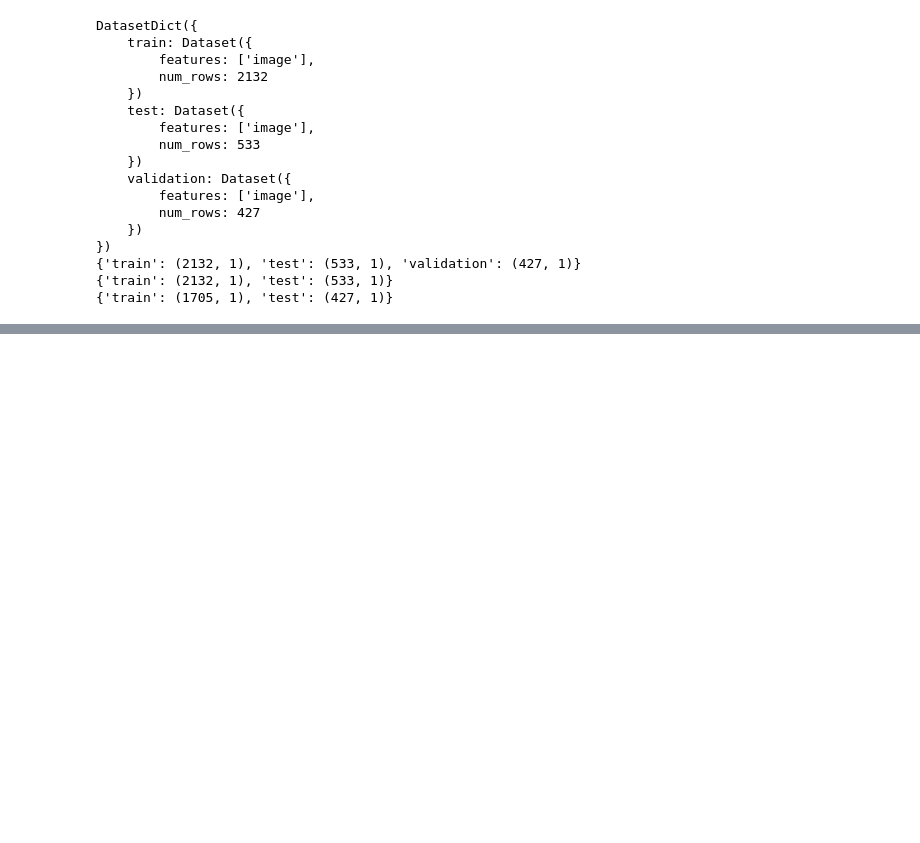
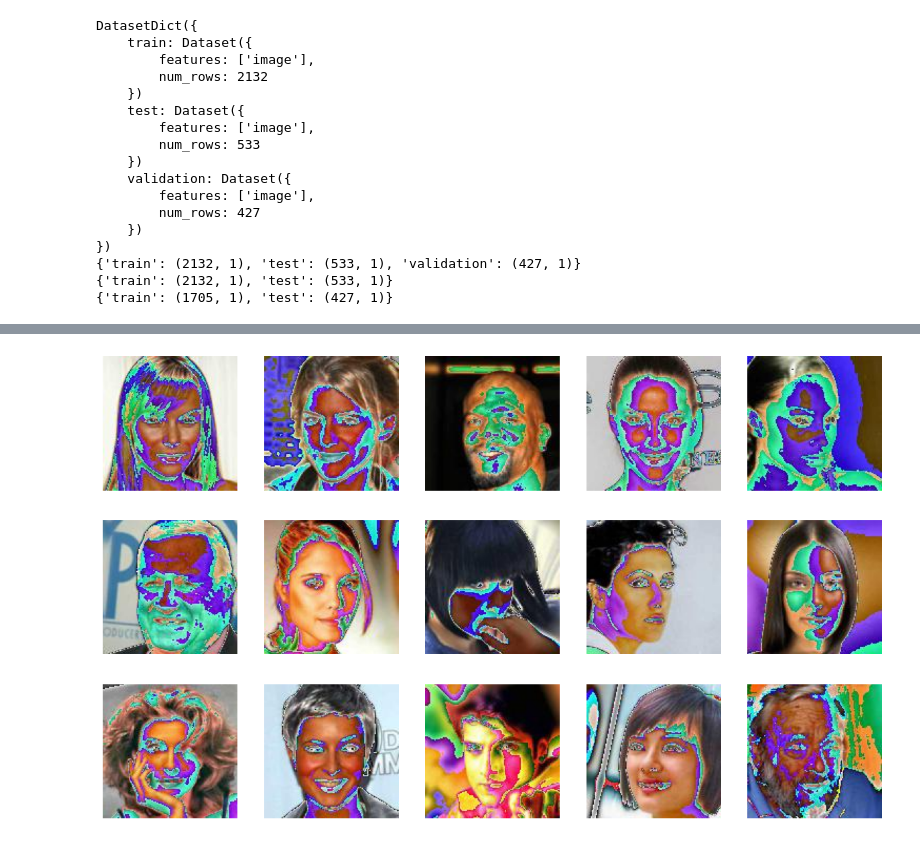
Before and after one commit to OmarFaig/VAE_vs_GAN, a Jupyter notebook: main.ipynb, the cells around one changed output, grey strips where cells are left out. Saved outputs shown, nothing was run; the diff lists cells and outputs as text; code cells hidden in the pictures; blank space fills up the shorter version.

```diff
--- a/main.ipynb
+++ b/main.ipynb
@@ -81,0 +59,15 @@ plot_random_images(ds['train'], num_images=15, rows=3, cols=5)
+# %%
+# Prepoccessing
+preprocess = transforms.Compose([
+    transforms.Resize((128, 128)),  # Resize to a specific size if needed
+    transforms.ToTensor(),          # Convert to tensor and normalize
+    transforms.Normalize(mean=[0.5, 0.5, 0.5], std=[0.5, 0.5, 0.5])
+])
+preprocessed_output_dir = './human_face_generation_split/preprocessed'
+os.makedirs(preprocessed_output_dir, exist_ok=True)
+if not os.path.exists(preprocessed_output_dir):
+# Save preprocessed training images
+    utils.save_images(ds['train'], 'train', preprocessed_output_dir,preprocess=preprocess)
+utils.plot_random_images(os.path.join(preprocessed_output_dir, 'train'), num_images=15, rows=3, cols=5)
+# %% [output]
+[figure, added]
```
Also changed, not shown: parts of 5 cells of this notebook, 1 other file.
